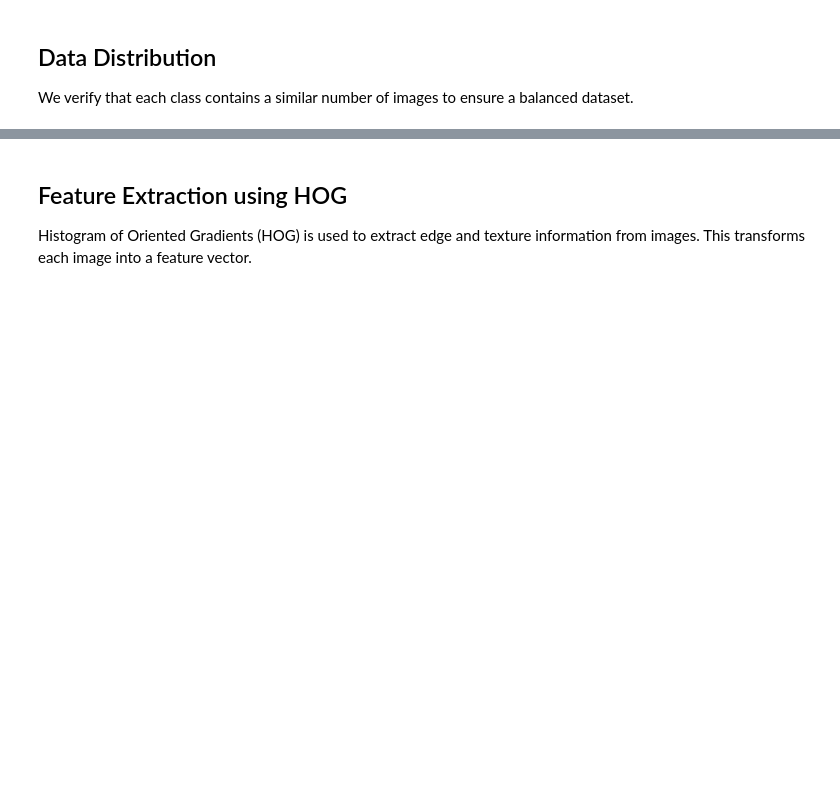
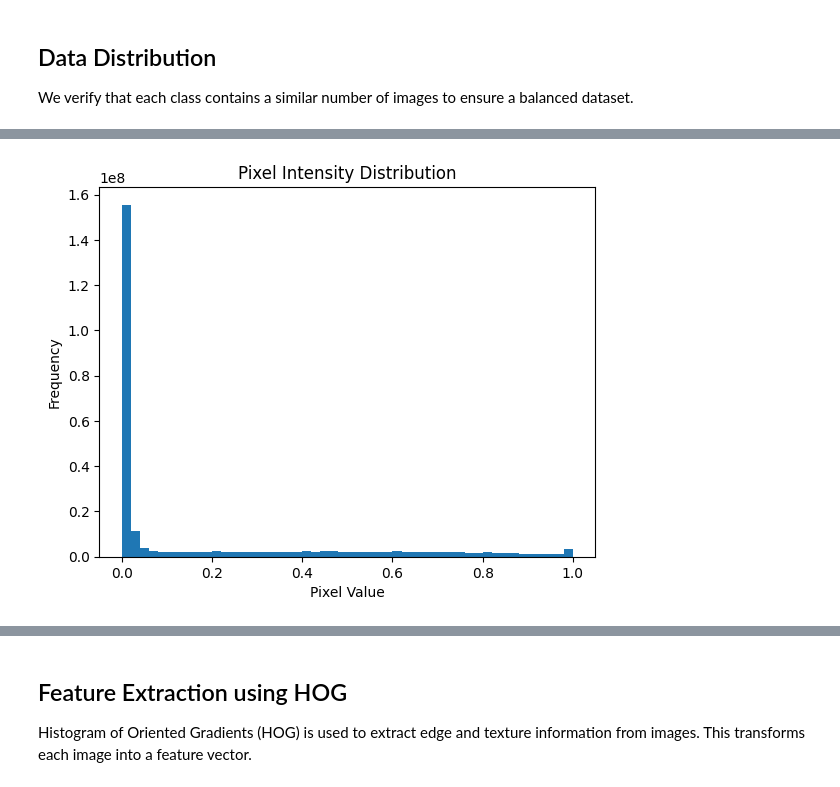
Before and after one commit to vlazo1214/pokemon-image-classification, a Jupyter notebook: baseline.ipynb, the cells around one changed output, grey strips where cells are left out. Cells and saved outputs as stored; diff of their text form; code cells hidden in the pictures; blank space fills up the shorter version.

```diff
--- a/baseline.ipynb
+++ b/baseline.ipynb
@@ -24,14 +31,28 @@ Each class contains approximately 50 images, resulting in a balanced dataset of
 # %%
-RANDOM_STATE = 1996
-TEST_SIZE = 0.3
-IMAGE_SIZE = (128, 128)
-DATASET_DIR = "Pokemon"
+IMAGE_SIZE = (64, 64)
 
-class_names = sorted([
-    folder for folder in os.listdir(DATASET_DIR)
-    if os.path.isdir(os.path.join(DATASET_DIR, folder))
-])
+DATA_PATH = Path.home() / "Library" / "CloudStorage" / "GoogleDrive-jesstwentworth@gmail.com" / "My Drive" / "Machine Learning Group Project"
 
-print("Number of classes:", len(class_names))
-print("Sample classes:", class_names[:10])
+AUG_VERSION = "5aug"
+
+
+X_train = np.load(DATA_PATH / f"X_train_{AUG_VERSION}.npy")
+X_val   = np.load(DATA_PATH / f"X_val_{AUG_VERSION}.npy")
+X_test  = np.load(DATA_PATH / f"X_test_{AUG_VERSION}.npy")
+
+y_train = np.load(DATA_PATH / f"y_train_{AUG_VERSION}.npy")
+y_val   = np.load(DATA_PATH / f"y_val_{AUG_VERSION}.npy")
+y_test  = np.load(DATA_PATH / f"y_test_{AUG_VERSION}.npy")
+
+# Sanity check
+print(f"\nDataset Loaded: {AUG_VERSION}")
+print("-" * 40)
+print("Train shape:", X_train.shape, "|", y_train.shape)
+print("Val shape:  ", X_val.shape,   "|", y_val.shape)
+print("Test shape: ", X_test.shape,  "|", y_test.shape)
+
+print("\nData type:", X_train.dtype)
+print("Pixel range:", X_train.min(), "to", X_train.max())
+
+print("\nNumber of classes:", len(np.unique(y_train)))
 # %% [output]
@@ -78,0 +140,8 @@ Total images: 900
+# %%
+plt.hist(X_train.flatten(), bins=50)
+plt.title("Pixel Intensity Distribution")
+plt.xlabel("Pixel Value")
+plt.ylabel("Frequency")
+plt.show()
+# %% [output]
+[figure, added]
```
Also changed, not shown: parts of 26 cells of this notebook.
